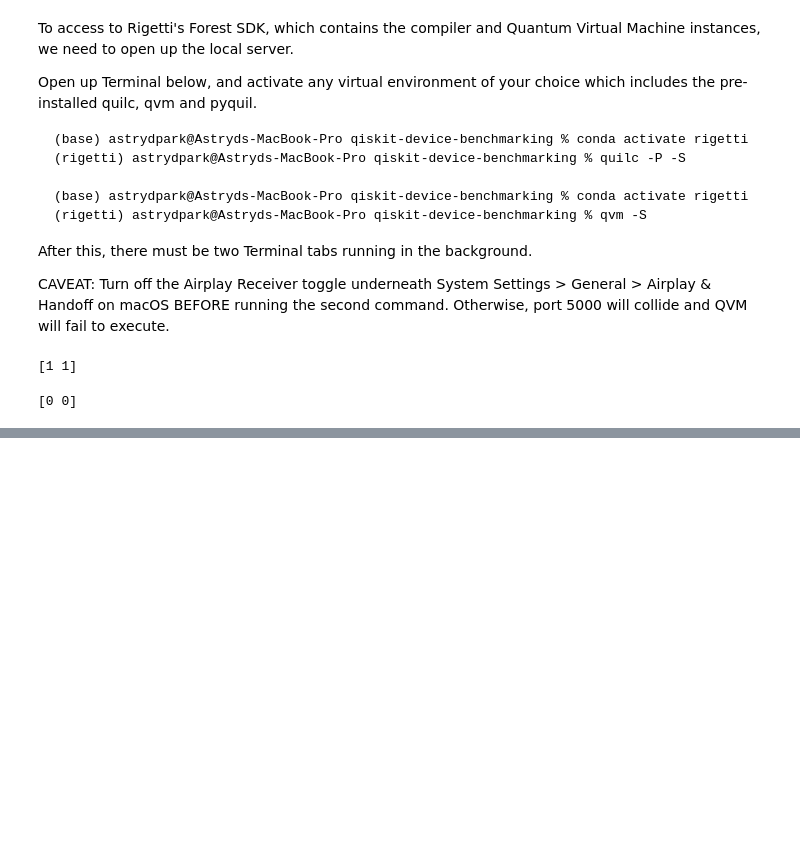
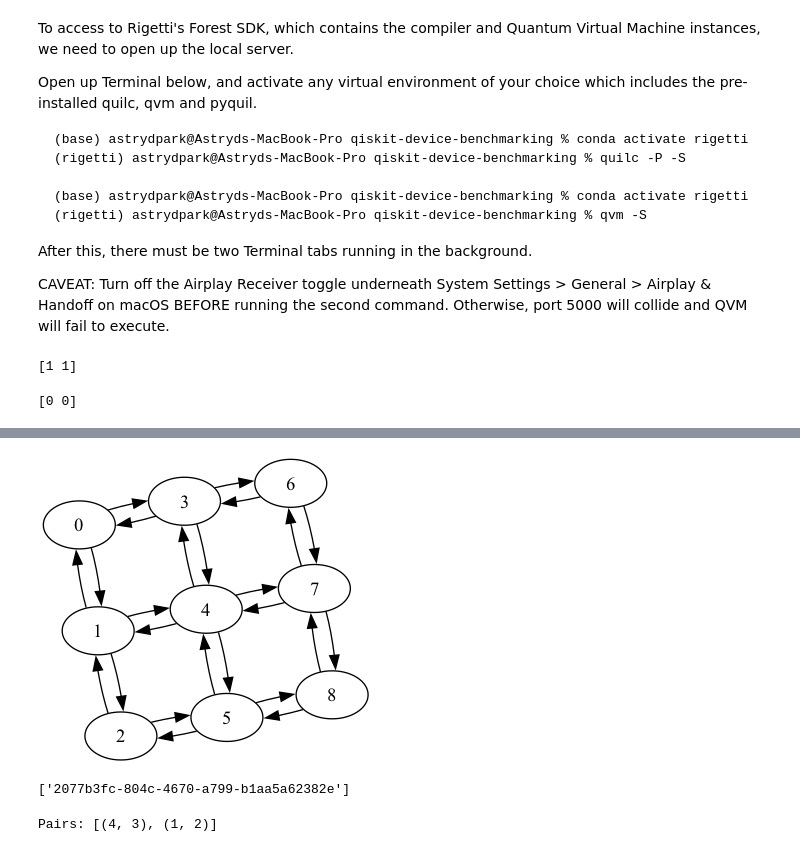
Before and after one commit to moth-quantum/qiskit-device-benchmarking, a Jupyter notebook: mirror_qa_topo.ipynb, the cells around one changed output, grey strips where cells are left out. Cells and saved outputs as stored; diff of their text form; code cells hidden in the pictures; blank space fills up the shorter version.

```diff
--- a/mirror_qa_topo.ipynb
+++ b/mirror_qa_topo.ipynb
@@ -45,0 +65,21 @@ print(result[1])
+# %%
+# Make a customised coupling map
+# CouplingMap.from_grid(3, 3, bidirectional=True) also leads to the same result.
+cmap = CouplingMap([[0, 1],
+                    [1, 2],
+                    [0, 3],
+                    [1, 4],
+                    [2, 5],
+                    [3, 4],
+                    [4, 5],
+                    [3, 6],
+                    [4, 7],
+                    [5, 8],
+                    [6, 7],
+                    [7, 8]])
+
+cmap.make_symmetric()
+# %%
+cmap.draw()
+# %% [output]
+[figure, added]
@@ -45,0 +150,10 @@ print(result[1])
+# %%
+rb_data = exp.run()
+print(rb_data.job_ids)
+# %% [output]
+['2077b3fc-804c-4670-a799-b1aa5a62382e']
+# %%
+print("Pairs:", exp._pairs[0])
+# exp._static_trans_circuits[0].draw(fold=-1)
+# %% [output]
+Pairs: [(4, 3), (1, 2)]
```
Also changed, not shown: parts of 12 cells of this notebook, 1 other file.
